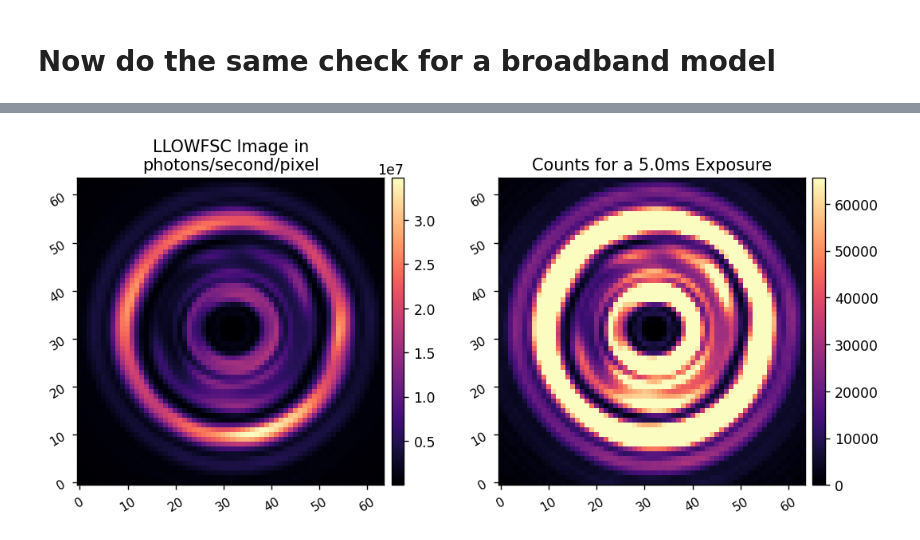
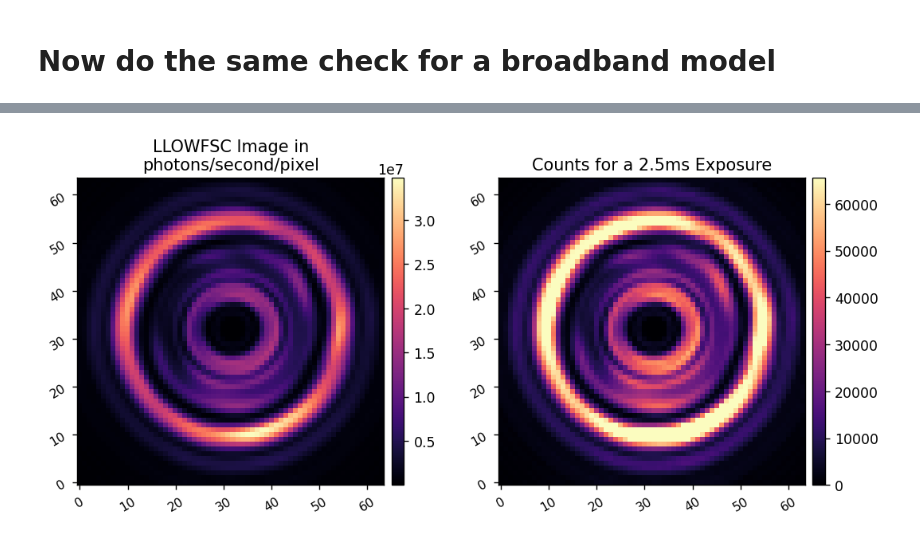
Before and after one commit to uasal/scoob-psf, a Jupyter notebook: example-notebooks/scoobpsf_broadband_with_noise.ipynb, the cells around one changed output, grey strips where cells are left out. Cells and saved outputs as stored; diff of their text form; code cells hidden in the pictures.

```diff
--- a/example-notebooks/scoobpsf_broadband_with_noise.ipynb
+++ b/example-notebooks/scoobpsf_broadband_with_noise.ipynb
@@ -154,19 +167,19 @@ imshow3(ref_psf, ref_coro_im, dark_coro_im, 'Normalized PSF', 'Initial Coro Im',
 # %%
 reload(parascoob)
 model = parascoob.ParallelizedScoob(actors=llowfsc_actors)
 model.set_actor_attr('WFE', WFE)
 model.set_actor_attr('use_fpm', True)
 model.dm_ref = dark_hole_command
 model.reset_dm()
 model.use_llowfsc()
 
 llowfsc_im = model.snap()
 model.use_noise = True
-model.exp_time = 0.005
+model.exp_time = 0.0025
 noisy_im = model.snap()
 
 imshow2(llowfsc_im, noisy_im,
         'LLOWFSC Image in\nphotons/second/pixel',
         f'Counts for a {model.exp_time*1000:.1f}ms Exposure')
 # %% [output]
-[figure, old version]
+[figure, new version]
```
Also changed, not shown: parts of 3 cells of this notebook.
